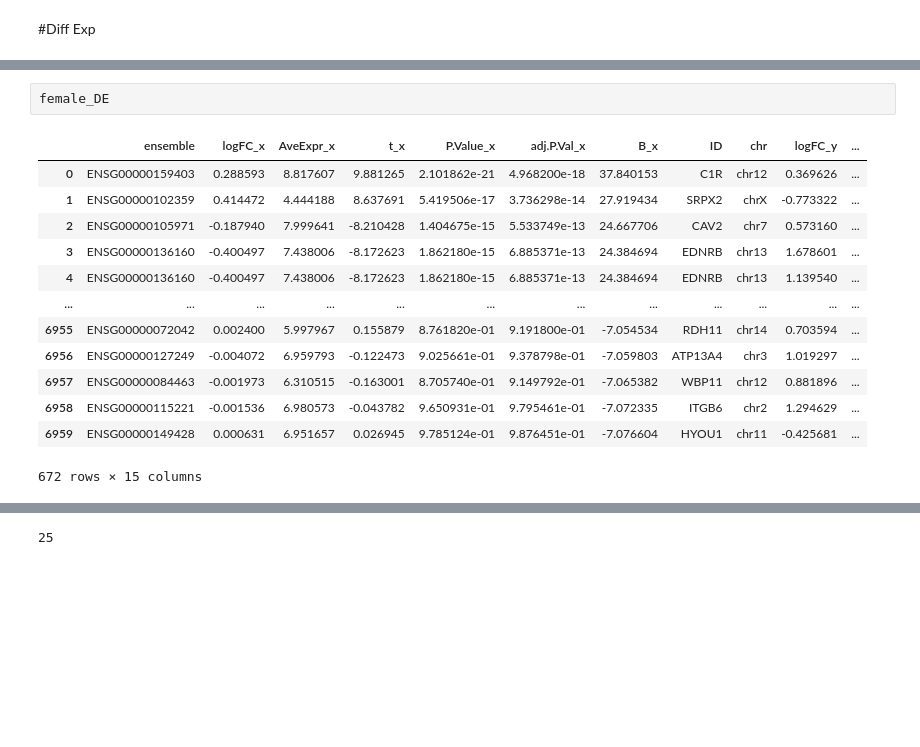
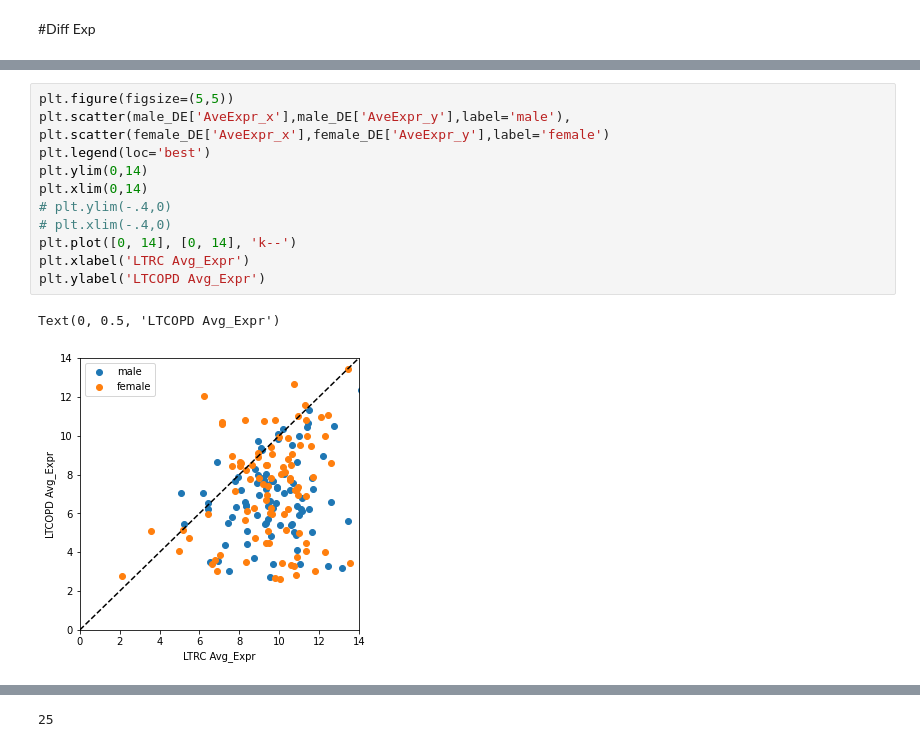
Before and after one commit to dcolinmorgan/LTCOPDsex, a Jupyter notebook: 2xCOPD_gender.ipynb, the cells around one changed output, grey strips where cells are left out. Saved outputs shown, nothing was run; the diff lists cells and outputs as text; blank space fills up the shorter version.

```diff
--- a/2xCOPD_gender.ipynb
+++ b/2xCOPD_gender.ipynb
@@ -1591,16 +1682,15 @@ male_DE=male_DE.dropna()
-# %%
-female_DE
-# %% [output]
-|  | ensemble | logFC_x | AveExpr_x | t_x | P.Value_x | adj.P.Val_x | B_x | ID | chr | logFC_y | ... |
-| 0 | ENSG00000159403 | 0.288593 | 8.817607 | 9.881265 | 2.101862e-21 | 4.968200e-18 | 37.840153 | C1R | chr12 | 0.369626 | ... |
-| 1 | ENSG00000102359 | 0.414472 | 4.444188 | 8.637691 | 5.419506e-17 | 3.736298e-14 | 27.919434 | SRPX2 | chrX | -0.773322 | ... |
-| 2 | ENSG00000105971 | -0.187940 | 7.999641 | -8.210428 | 1.404675e-15 | 5.533749e-13 | 24.667706 | CAV2 | chr7 | 0.573160 | ... |
-| 3 | ENSG00000136160 | -0.400497 | 7.438006 | -8.172623 | 1.862180e-15 | 6.885371e-13 | 24.384694 | EDNRB | chr13 | 1.678601 | ... |
-| 4 | ENSG00000136160 | -0.400497 | 7.438006 | -8.172623 | 1.862180e-15 | 6.885371e-13 | 24.384694 | EDNRB | chr13 | 1.139540 | ... |
-| ... | ... | ... | ... | ... | ... | ... | ... | ... | ... | ... | ... |
-| 6955 | ENSG00000072042 | 0.002400 | 5.997967 | 0.155879 | 8.761820e-01 | 9.191800e-01 | -7.054534 | RDH11 | chr14 | 0.703594 | ... |
-| 6956 | ENSG00000127249 | -0.004072 | 6.959793 | -0.122473 | 9.025661e-01 | 9.378798e-01 | -7.059803 | ATP13A4 | chr3 | 1.019297 | ... |
-| 6957 | ENSG00000084463 | -0.001973 | 6.310515 | -0.163001 | 8.705740e-01 | 9.149792e-01 | -7.065382 | WBP11 | chr12 | 0.881896 | ... |
-| 6958 | ENSG00000115221 | -0.001536 | 6.980573 | -0.043782 | 9.650931e-01 | 9.795461e-01 | -7.072335 | ITGB6 | chr2 | 1.294629 | ... |
-| 6959 | ENSG00000149428 | 0.000631 | 6.951657 | 0.026945 | 9.785124e-01 | 9.876451e-01 | -7.076604 | HYOU1 | chr11 | -0.425681 | ... |
-672 rows × 15 columns
+# %%
+plt.figure(figsize=(5,5))
+plt.scatter(male_DE['AveExpr_x'],male_DE['AveExpr_y'],label='male'),
+plt.scatter(female_DE['AveExpr_x'],female_DE['AveExpr_y'],label='female')
+plt.legend(loc='best')
+plt.ylim(0,14)
+plt.xlim(0,14)
+# plt.ylim(-.4,0)
+# plt.xlim(-.4,0)
+plt.plot([0, 14], [0, 14], 'k--')
+plt.xlabel('LTRC Avg_Expr')
+plt.ylabel('LTCOPD Avg_Expr')
+# %% [output]
+Text(0, 0.5, 'LTCOPD Avg_Expr')
+[figure, added]
```
Also changed, not shown: parts of 25 cells of this notebook.
